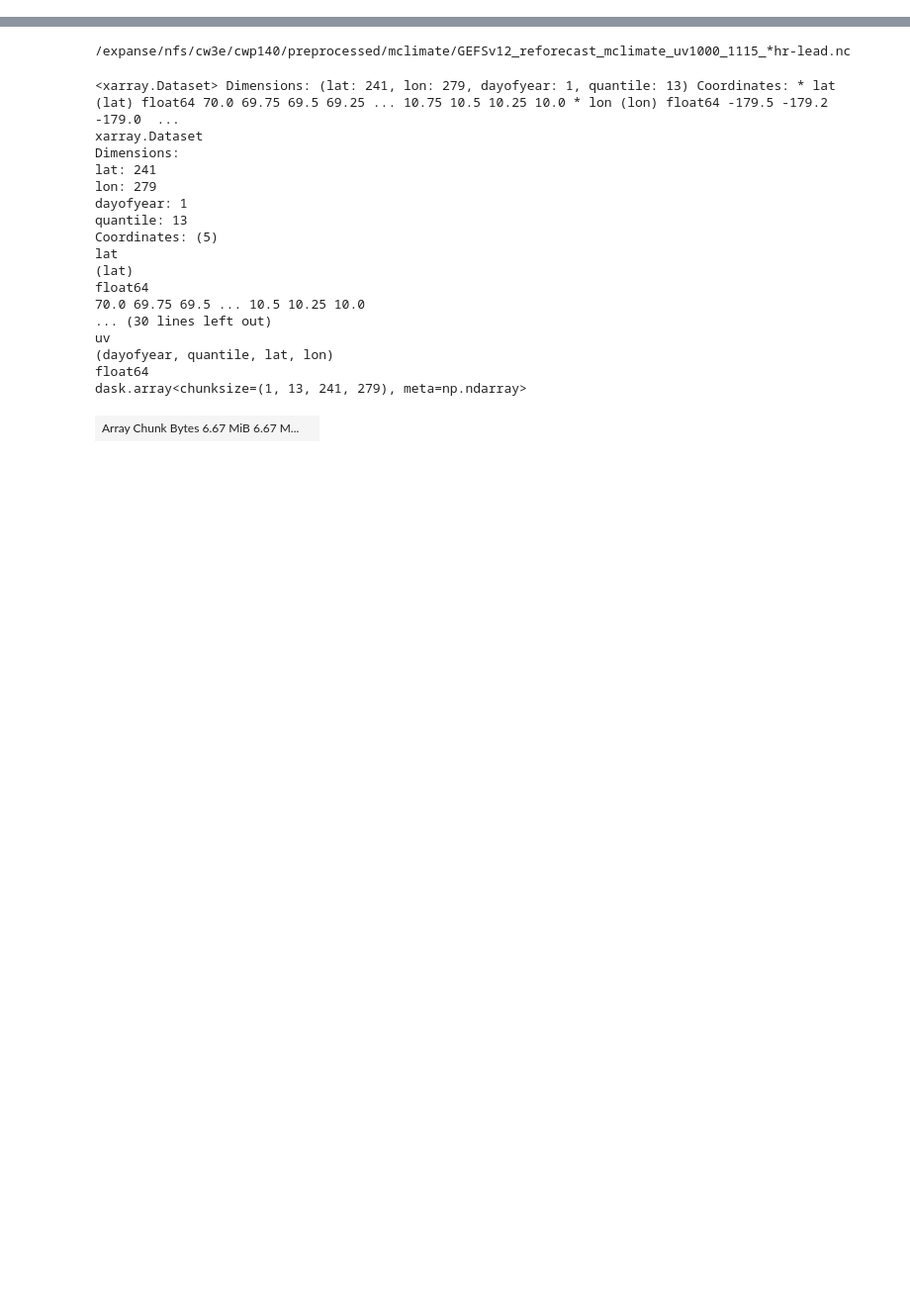
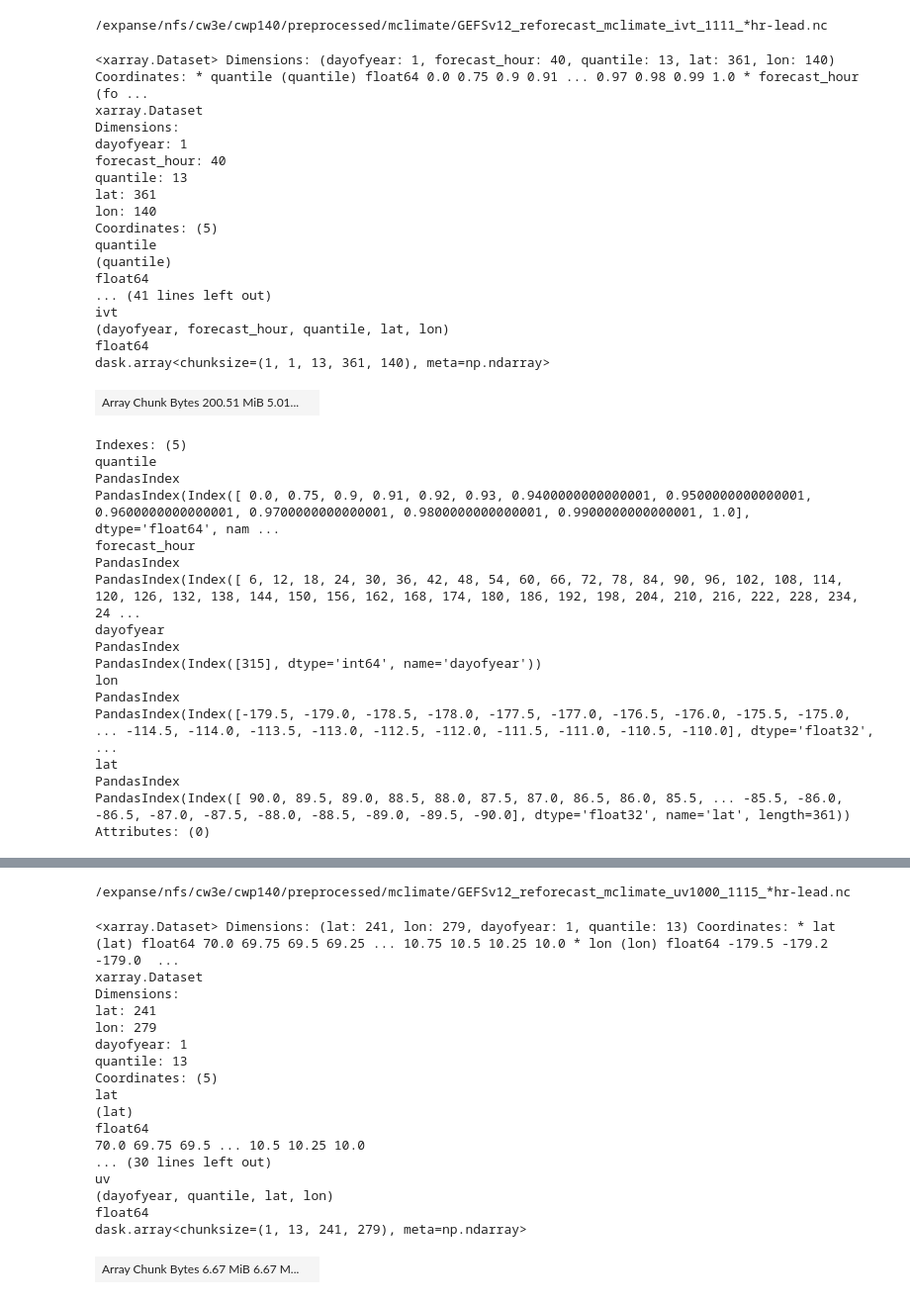
Before and after one commit to dlnash/SEAK_AR_impacts, a Jupyter notebook: analysis/compare_mclimate_to_forecast-UV1000.ipynb, the cells around one changed output, grey strips where cells are left out. Shown at 99% size. Cells and saved outputs as stored; diff of their text form; code cells hidden in the pictures; blank space fills up the shorter version.

```diff
--- a/analysis/compare_mclimate_to_forecast-UV1000.ipynb
+++ b/analysis/compare_mclimate_to_forecast-UV1000.ipynb
@@ -69,0 +110,54 @@ def compare_mclimate_to_forecast(fc, mclimate, varname):
+# %%
+## load mclimate data
+day = 11 ## small hack until I am done
+fname_pattern = path_to_data + 'preprocessed/mclimate/GEFSv12_reforecast_mclimate_ivt_{0}{1}_*hr-lead.nc'.format(month, day)
+print(fname_pattern)
+ds = xr.open_mfdataset(fname_pattern, engine='netcdf4', concat_dim="step", combine='nested')
+ds = ds.sortby("step") # sort by step (forecast lead)
+ds = ds.rename({'longitude': 'lon', 'latitude': 'lat', 'step': 'forecast_hour'}) # need to rename this to match GEFSv12 Reforecast
+ds = ds.sel(lon=slice(-179.5, -110.), lat=slice(70., 10.))
+
+## need to regrid to 0.5 degree to match GEFS
+regrid_lats = forecast.lat
+regrid_lons = forecast.lon
+
+ds = ds.interp(lon=regrid_lons, lat=regrid_lats)
+
+ds
+# %% [output]
+/expanse/nfs/cw3e/cwp140/preprocessed/mclimate/GEFSv12_reforecast_mclimate_ivt_1111_*hr-lead.nc
+<xarray.Dataset> Dimensions: (dayofyear: 1, forecast_hour: 40, quantile: 13, lat: 361, lon: 140) Coordinates: * quantile (quantile) float64 0.0 0.75 0.9 0.91 ... 0.97 0.98 0.99 1.0 * forecast_hour (fo ...
+xarray.Dataset
+Dimensions:
+dayofyear: 1
+forecast_hour: 40
+quantile: 13
+lat: 361
+lon: 140
+Coordinates: (5)
+quantile
+(quantile)
+float64
+... (41 lines left out)
+ivt
+(dayofyear, forecast_hour, quantile, lat, lon)
+float64
+dask.array<chunksize=(1, 1, 13, 361, 140), meta=np.ndarray>
+| Array Chunk Bytes 200.51 MiB 5.01... |  |
+Indexes: (5)
+quantile
+PandasIndex
+PandasIndex(Index([ 0.0, 0.75, 0.9, 0.91, 0.92, 0.93, 0.9400000000000001, 0.9500000000000001, 0.9600000000000001, 0.9700000000000001, 0.9800000000000001, 0.9900000000000001, 1.0], dtype='float64', nam ...
+forecast_hour
+PandasIndex
+PandasIndex(Index([ 6, 12, 18, 24, 30, 36, 42, 48, 54, 60, 66, 72, 78, 84, 90, 96, 102, 108, 114, 120, 126, 132, 138, 144, 150, 156, 162, 168, 174, 180, 186, 192, 198, 204, 210, 216, 222, 228, 234, 24 ...
+dayofyear
+PandasIndex
+PandasIndex(Index([315], dtype='int64', name='dayofyear'))
+lon
+PandasIndex
+PandasIndex(Index([-179.5, -179.0, -178.5, -178.0, -177.5, -177.0, -176.5, -176.0, -175.5, -175.0, ... -114.5, -114.0, -113.5, -113.0, -112.5, -112.0, -111.5, -111.0, -110.5, -110.0], dtype='float32', ...
+lat
+PandasIndex
+PandasIndex(Index([ 90.0, 89.5, 89.0, 88.5, 88.0, 87.5, 87.0, 86.5, 86.0, 85.5, ... -85.5, -86.0, -86.5, -87.0, -87.5, -88.0, -88.5, -89.0, -89.5, -90.0], dtype='float32', name='lat', length=361))
+Attributes: (0)
```
Also changed, not shown: parts of 9 cells of this notebook, 49 other files.
